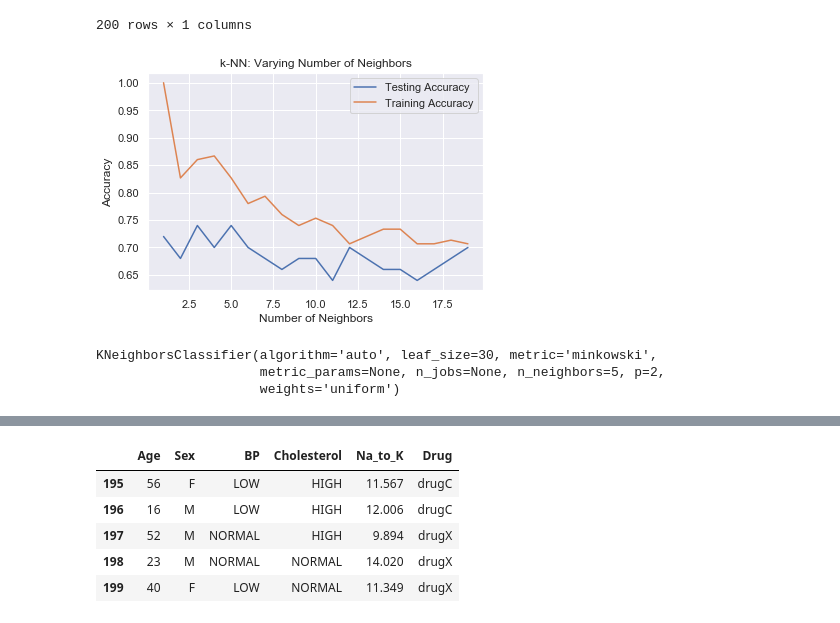
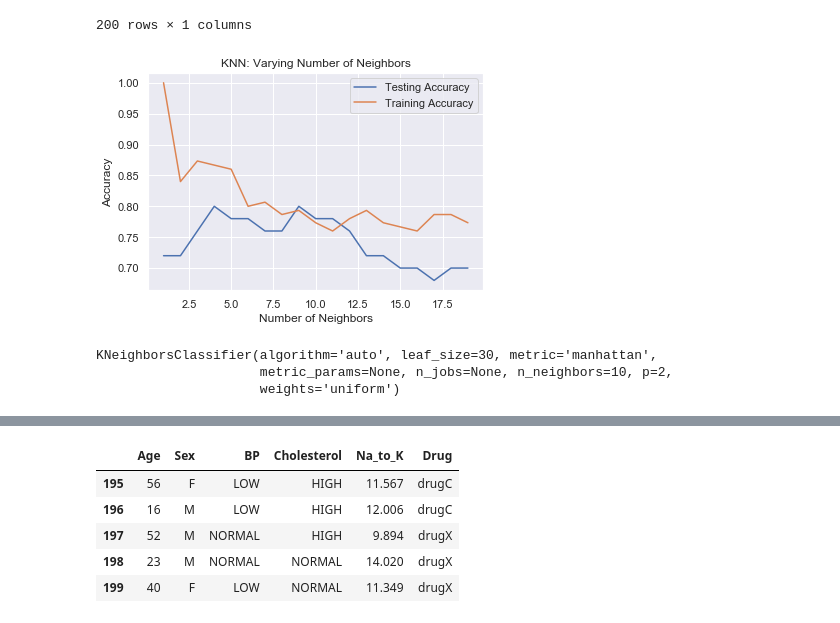
Before and after one commit to cahyoardhi/K-Nearest-Neighbors, a Jupyter notebook: k-nearest-neighbor.ipynb, the cells around one changed output, grey strips where cells are left out. Saved outputs shown, nothing was run; the diff lists cells and outputs as text; code cells hidden in the pictures.

```diff
--- a/k-nearest-neighbor.ipynb
+++ b/k-nearest-neighbor.ipynb
@@ -117,43 +117,43 @@ x_train, x_test, y_train, y_test    = train_test_split(x,y,test_size=0.25,random
 # %%
 #Find the most accurate prediction based of n_neighbors
 
 # Setup arrays to store train and test accuracies
 neighbors = np.arange(1, 20)
 train_accuracy = np.empty(len(neighbors))
 test_accuracy = np.empty(len(neighbors))
 
 # Loop over different values of k
 for i, k in enumerate(neighbors):
     # Setup a k-NN Classifier with k neighbors: knn
-    knn = KNeighborsClassifier(n_neighbors=k)
+    knn = KNeighborsClassifier(n_neighbors=k,metric='manhattan')
 
     # Fit the classifier to the training data
     knn.fit(x_train,y_train)
 
     #Compute accuracy on the training set
     train_accuracy[i] = knn.score(x_train, y_train)
 
     #Compute accuracy on the testing set
     test_accuracy[i] = knn.score(x_test, y_test)
 
 # Generate plot
 plt.title('KNN: Varying Number of Neighbors')
 plt.plot(neighbors, test_accuracy, label = 'Testing Accuracy')
 plt.plot(neighbors, train_accuracy, label = 'Training Accuracy')
 plt.legend()
 plt.xlabel('Number of Neighbors')
 plt.ylabel('Accuracy')
 plt.show()
 # %% [output]
-[figure, old version]
+[figure, new version]
 # %%
 #Based of the data, we already know that  n_Neighbors= 5 is the best solution for this problem, so we use n_neighbors=5 to the final model
 # %%
-knn     = KNeighborsClassifier(n_neighbors=5)   #Create KNN Classifier
+knn     = KNeighborsClassifier(n_neighbors=10,metric='manhattan')   #Create KNN Classifier
 knn.fit(x_train,y_train)    #Training the model
 # %% [output]
-KNeighborsClassifier(algorithm='auto', leaf_size=30, metric='minkowski',
-                     metric_params=None, n_jobs=None, n_neighbors=5, p=2,
+KNeighborsClassifier(algorithm='auto', leaf_size=30, metric='manhattan',
+                     metric_params=None, n_jobs=None, n_neighbors=10, p=2,
                      weights='uniform')
 # %%
 prediction = knn.predict(x_test) #Using Prediction
```
Also changed, not shown: parts of 2 cells of this notebook, 1 other file.
